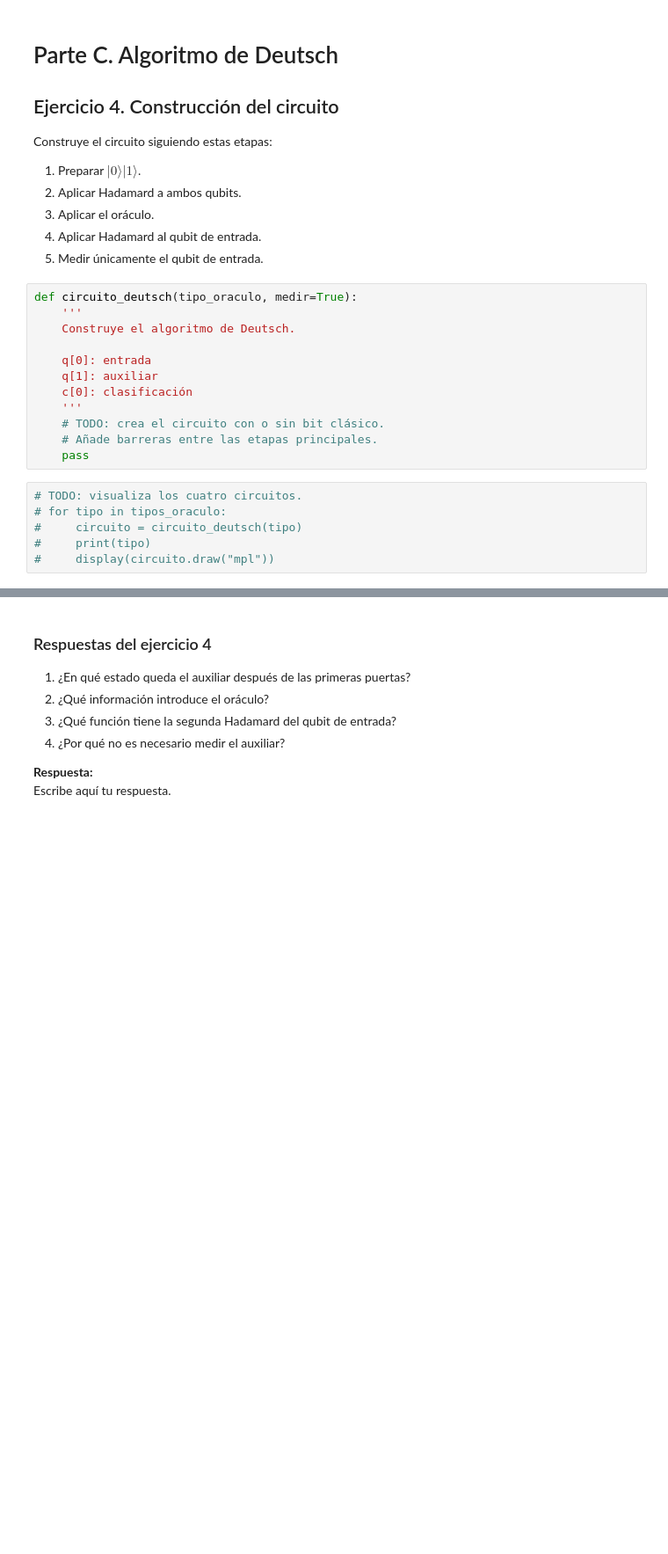
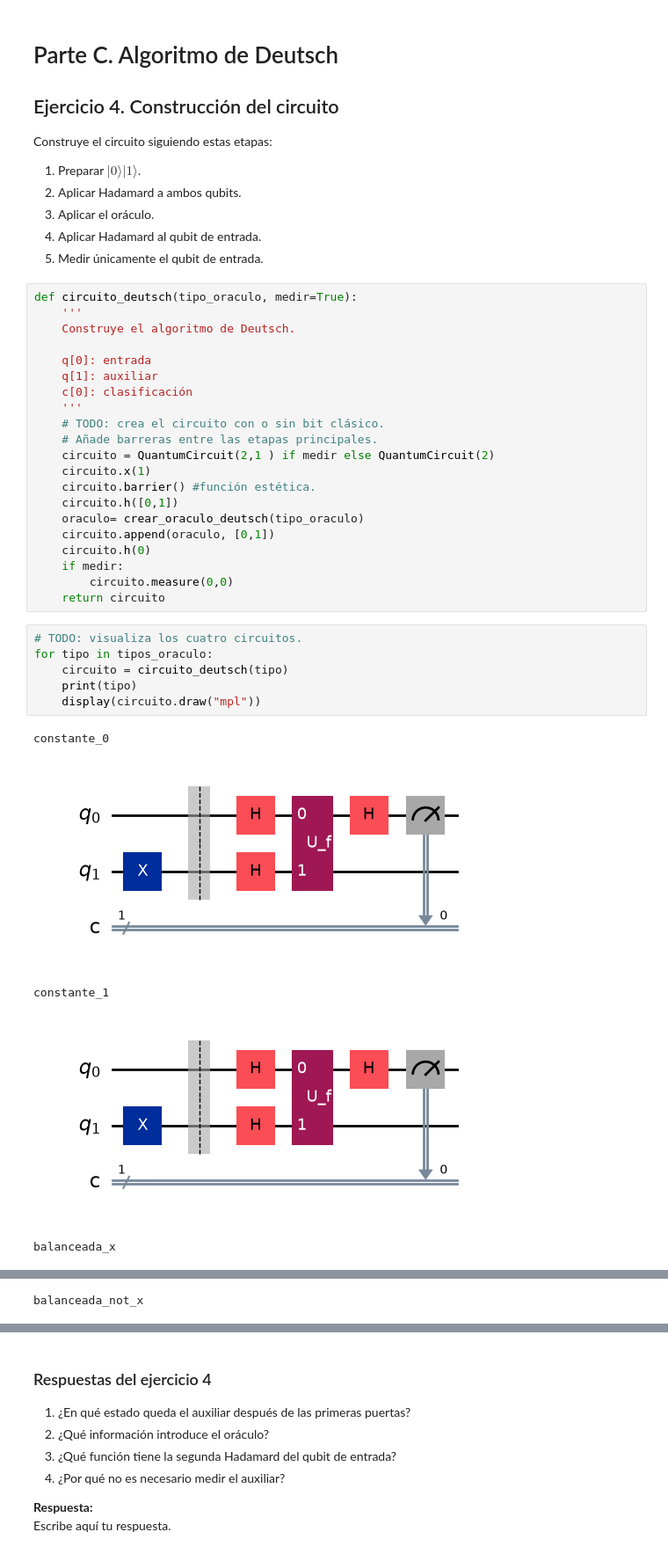
Before and after one commit to marta-perez-roldan/Computacion-Cuantica, a Jupyter notebook: Tema 6/06_practica1.ipynb, the cells around one changed output, grey strips where cells are left out. Shown at 88% size. Saved outputs shown, nothing was run; the diff lists cells and outputs as text; blank space fills up the shorter version.

```diff
--- a/Tema 6/06_practica1.ipynb
+++ b/Tema 6/06_practica1.ipynb
@@ -304,10 +304,25 @@ def circuito_deutsch(tipo_oraculo, medir=True):
     '''
     # TODO: crea el circuito con o sin bit clásico.
     # Añade barreras entre las etapas principales.
-    pass
+    circuito = QuantumCircuit(2,1 ) if medir else QuantumCircuit(2)
+    circuito.x(1)
+    circuito.barrier() #función estética.
+    circuito.h([0,1])
+    oraculo= crear_oraculo_deutsch(tipo_oraculo)
+    circuito.append(oraculo, [0,1])
+    circuito.h(0)
+    if medir:
+        circuito.measure(0,0)
+    return circuito
 # %%
 # TODO: visualiza los cuatro circuitos.
-# for tipo in tipos_oraculo:
-#     circuito = circuito_deutsch(tipo)
-#     print(tipo)
-#     display(circuito.draw("mpl"))
+for tipo in tipos_oraculo:
+    circuito = circuito_deutsch(tipo)
+    print(tipo)
+    display(circuito.draw("mpl"))
+# %% [output]
+constante_0
+[figure, added]
+constante_1
+[figure, added]
+balanceada_x
@@ -313,0 +330 @@ def circuito_deutsch(tipo_oraculo, medir=True):
+balanceada_not_x
```
Also changed, not shown: parts of 9 cells of this notebook.
